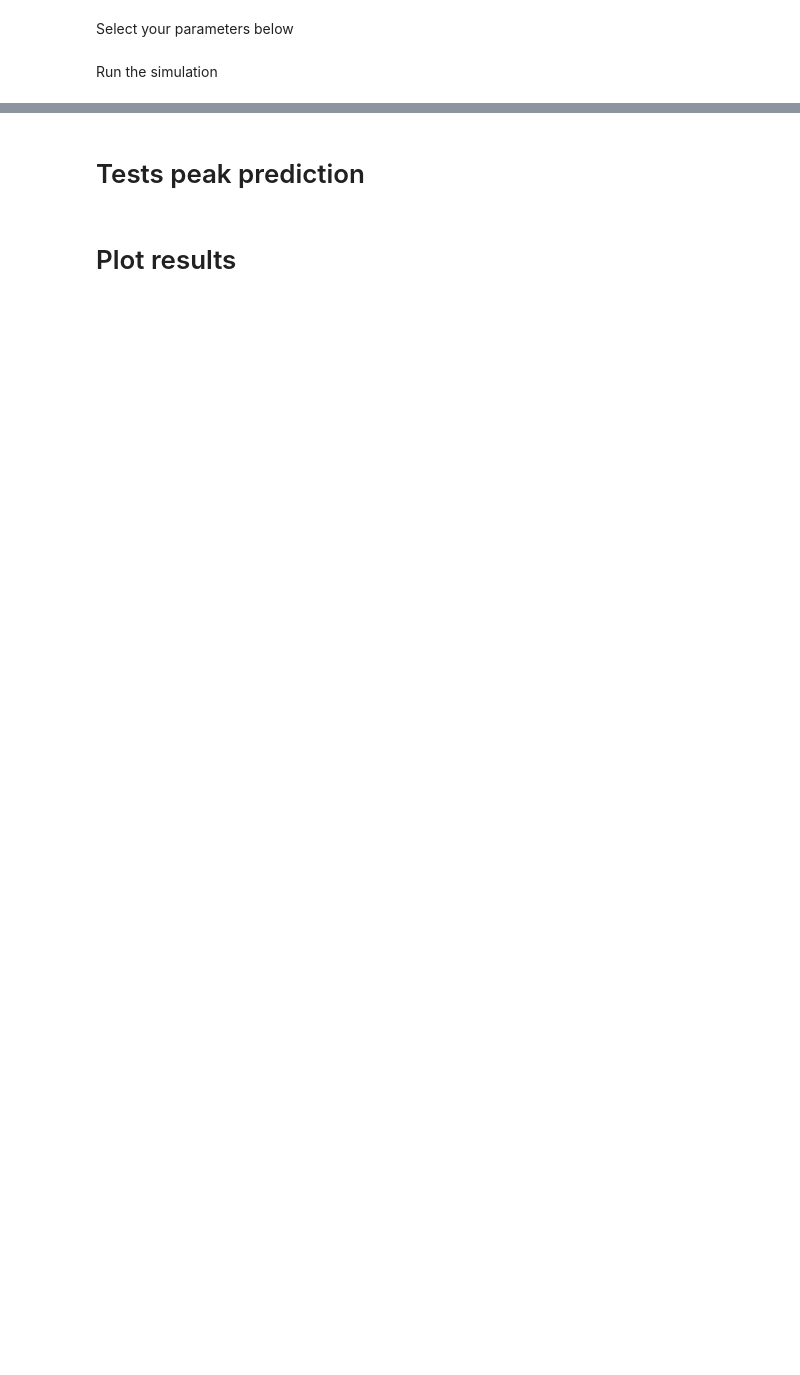
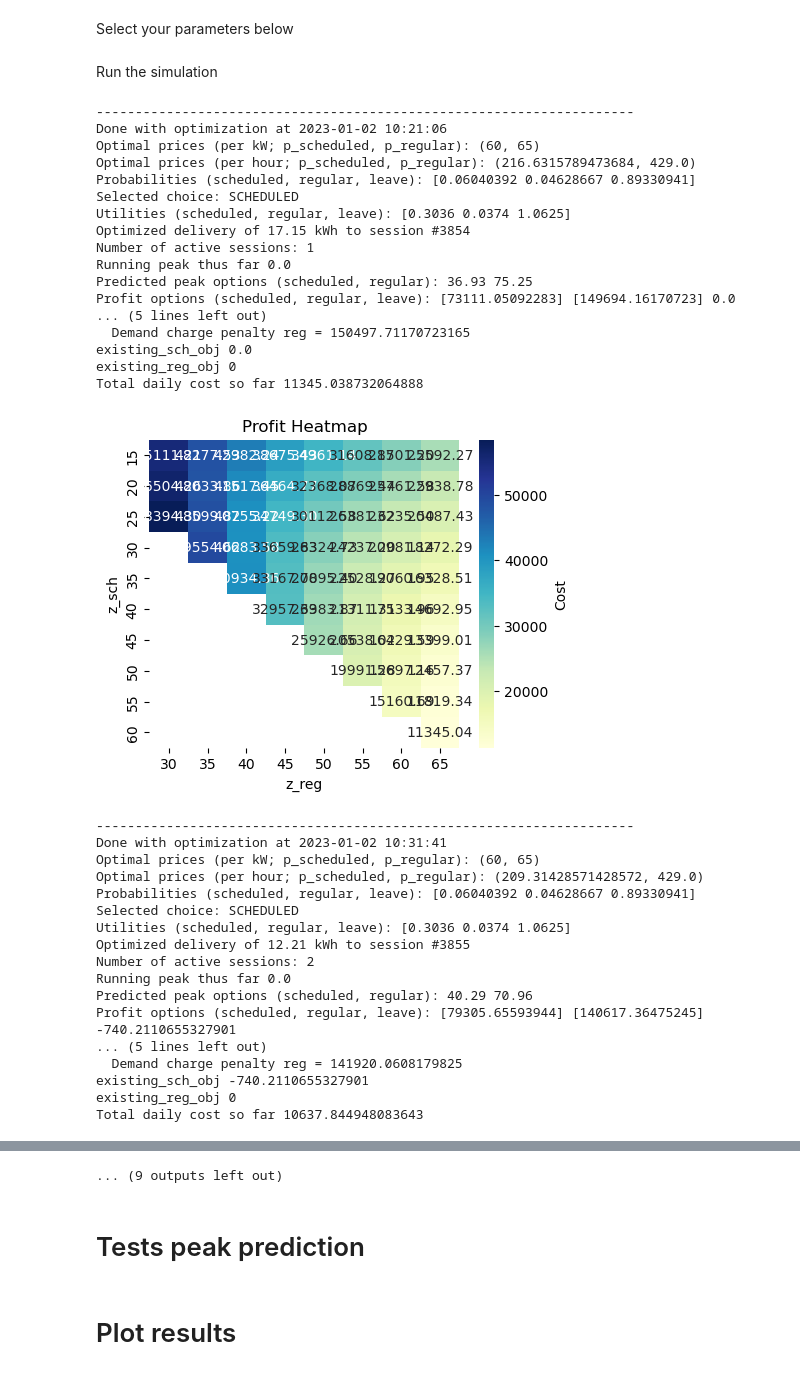
Before and after one commit to samuelBobick/StationLevelPowerForecasting, a Jupyter notebook: simulations/general_simulator.ipynb, the cells around one changed output, grey strips where cells are left out. Drawn from its saved outputs; the diff is of its cells as text; code cells hidden in the pictures; blank space fills up the shorter version.

```diff
--- a/simulations/general_simulator.ipynb
+++ b/simulations/general_simulator.ipynb
@@ -19,36 +21,74 @@ Select your parameters below
 months = range(1, 2)
 year = 2023
 scenario: TypeScenario = "peak_forecast"
+run_verbose = False
+final_verbose = True
 # %% [markdown]
 Run the simulation
 # %%
 sessions_file = Path(__name__).resolve().parents[1] / "data" / "Sessions3.csv"
 sessions_df = pd.read_csv(sessions_file)
 sessions_df = sessions_df.sort_values(by="startChargeTime")
 
 # Create output folder for this simulation
 current_time = datetime.datetime.now()
 time_str = current_time.strftime("%Y-%m-%d_%H-%M-%S")
 folder_path = f"results/{scenario}/{time_str}"
 os.makedirs(folder_path, exist_ok=True)
 
 for month in months:
     # function to filter data in the same way for each scenario
-    test_df = filter_data(sessions_df, month, year, "all_scheduled")
+    test_df = filter_data(sessions_df, month, year, "all_scheduled").head(10)
 
     # function to run a scenario (returns a child of BaselineSimulator)
-    sim = get_simulator(test_df, scenario, verbose=False)
+    sim = get_simulator(test_df, scenario, verbose=run_verbose)
 
     # Run simulation and save results and append to the summary
     results_file_name = f"{folder_path}/{month}_{year}_{scenario}.csv"
     summary_file_name = f"{folder_path}/summary.csv"
     aggregate_power_profile_file_name = f"{folder_path}/aggregate_power_profile.csv"
     session_results = generate_session_results(
         sim,
         month,
         results_file_name,
         summary_file_name,
         aggregate_power_profile_file_name,
-        visualize=True,
-        verbose=False,
+        visualize=final_verbose,
+        verbose=final_verbose,
     )
+# %% [output]
+---------------------------------------------------------------------
+Done with optimization at 2023-01-02 10:21:06
+Optimal prices (per kW; p_scheduled, p_regular): (60, 65)
+Optimal prices (per hour; p_scheduled, p_regular): (216.6315789473684, 429.0)
+Probabilities (scheduled, regular, leave): [0.06040392 0.04628667 0.89330941]
+Selected choice: SCHEDULED
+Utilities (scheduled, regular, leave): [0.3036 0.0374 1.0625]
+Optimized delivery of 17.15 kWh to session #3854
+Number of active sessions: 1
+Running peak thus far 0.0
+Predicted peak options (scheduled, regular): 36.93 75.25
+Profit options (scheduled, regular, leave): [73111.05092283] [149694.16170723] 0.0
+... (5 lines left out)
+  Demand charge penalty reg = 150497.71170723165
+existing_sch_obj 0.0
+existing_reg_obj 0
+Total daily cost so far 11345.038732064888
+[figure, added]
+---------------------------------------------------------------------
+Done with optimization at 2023-01-02 10:31:41
+Optimal prices (per kW; p_scheduled, p_regular): (60, 65)
+Optimal prices (per hour; p_scheduled, p_regular): (209.31428571428572, 429.0)
+Probabilities (scheduled, regular, leave): [0.06040392 0.04628667 0.89330941]
+Selected choice: SCHEDULED
+Utilities (scheduled, regular, leave): [0.3036 0.0374 1.0625]
+Optimized delivery of 12.21 kWh to session #3855
+Number of active sessions: 2
+Running peak thus far 0.0
+Predicted peak options (scheduled, regular): 40.29 70.96
+Profit options (scheduled, regular, leave): [79305.65593944] [140617.36475245] -740.2110655327901
+... (5 lines left out)
+  Demand charge penalty reg = 141920.0608179825
+existing_sch_obj -740.2110655327901
+existing_reg_obj 0
+Total daily cost so far 10637.844948083643
@@ -55,3 +168,4 @@ for month in months:
+... (9 outputs left out)
 # %% [markdown]
 # Tests peak prediction
 # %%
```
Also changed, not shown: parts of 2 cells of this notebook, 3 other files.
